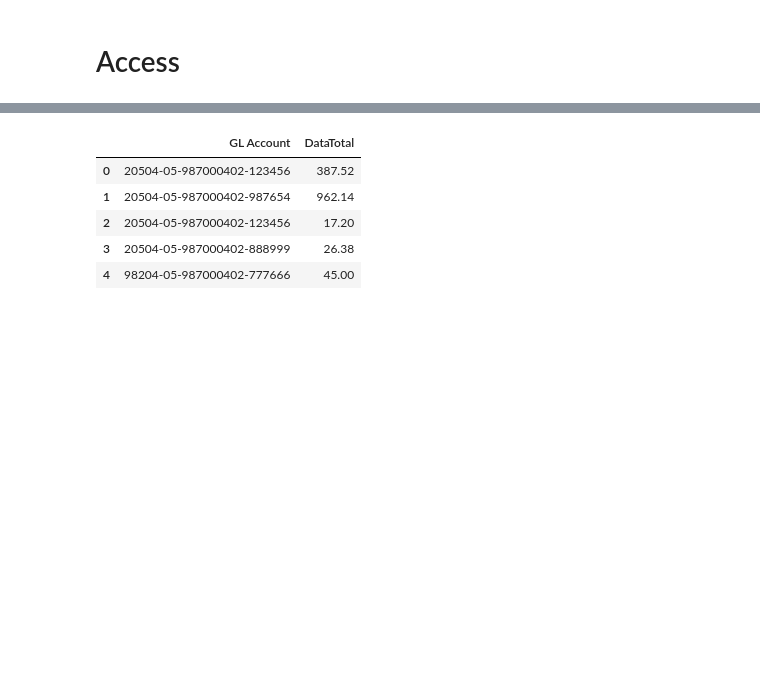
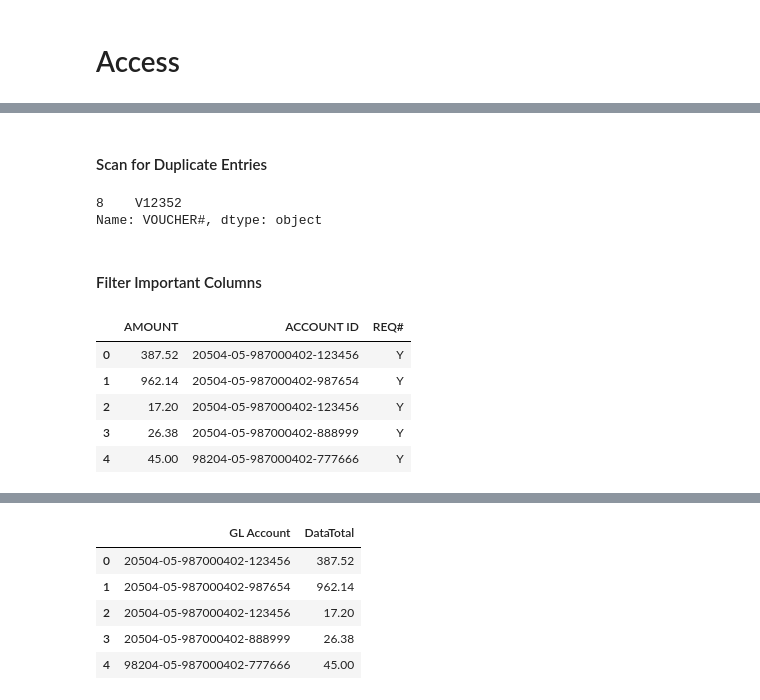
Before and after one commit to ScottySchmidt/accounting-finance-analyst, a Jupyter notebook: AccERP.ipynb, the cells around one changed output, grey strips where cells are left out. Saved outputs shown, nothing was run; the diff lists cells and outputs as text; code cells hidden in the pictures; blank space fills up the shorter version.

```diff
--- a/AccERP.ipynb
+++ b/AccERP.ipynb
@@ -28,3 +27,23 @@ aDF.head()
 | 2 | V12347 | 8/10/2022 | 8/8/2022 | JE123458 | 8/10/2022 | AMAZON | 17.20 | Stuff | PR | ... |
 | 3 | V12348 | 8/11/2022 | 8/8/2022 | JE123459 | 8/11/2022 | AMAZON | 26.38 | Computer | PR | ... |
 | 4 | V12349 | 8/12/2022 | 8/8/2022 | JE123460 | 8/12/2022 | TACO | 45.00 | NaN | PR | ... |
+# %% [markdown]
+#### Scan for Duplicate Entries
+# %%
+duplicateRows = aDF[aDF.duplicated(['VOUCHER#', 'AMOUNT','ACCOUNT ID', 'INVOICE#'])]
+print(duplicateRows['VOUCHER#'])
+# %% [output]
+8    V12352
+Name: VOUCHER#, dtype: object
+# %% [markdown]
+#### Filter Important Columns
+# %%
+aDF=aDF[['AMOUNT', 'ACCOUNT ID', 'REQ#']]
+aDF.head()
+# %% [output]
+|  | AMOUNT | ACCOUNT ID | REQ# |
+| 0 | 387.52 | 20504-05-987000402-123456 | Y |
+| 1 | 962.14 | 20504-05-987000402-987654 | Y |
+| 2 | 17.20 | 20504-05-987000402-123456 | Y |
+| 3 | 26.38 | 20504-05-987000402-888999 | Y |
+| 4 | 45.00 | 98204-05-987000402-777666 | Y |
```
Also changed, not shown: parts of 18 cells of this notebook.
